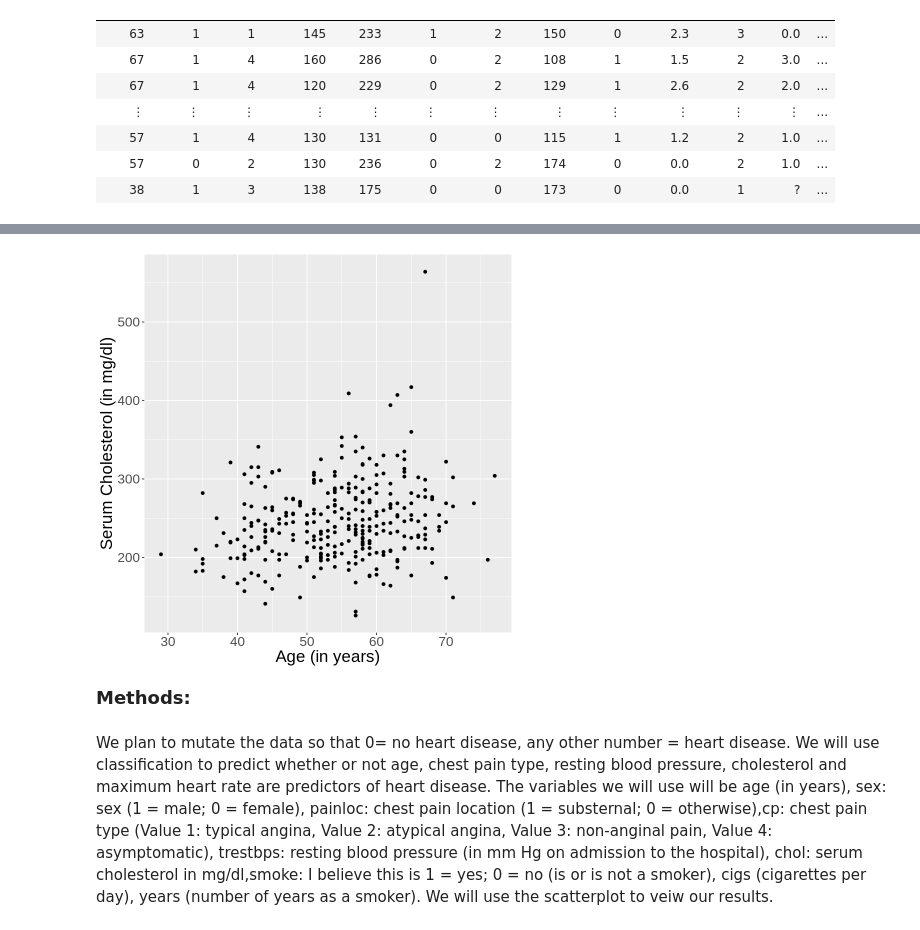
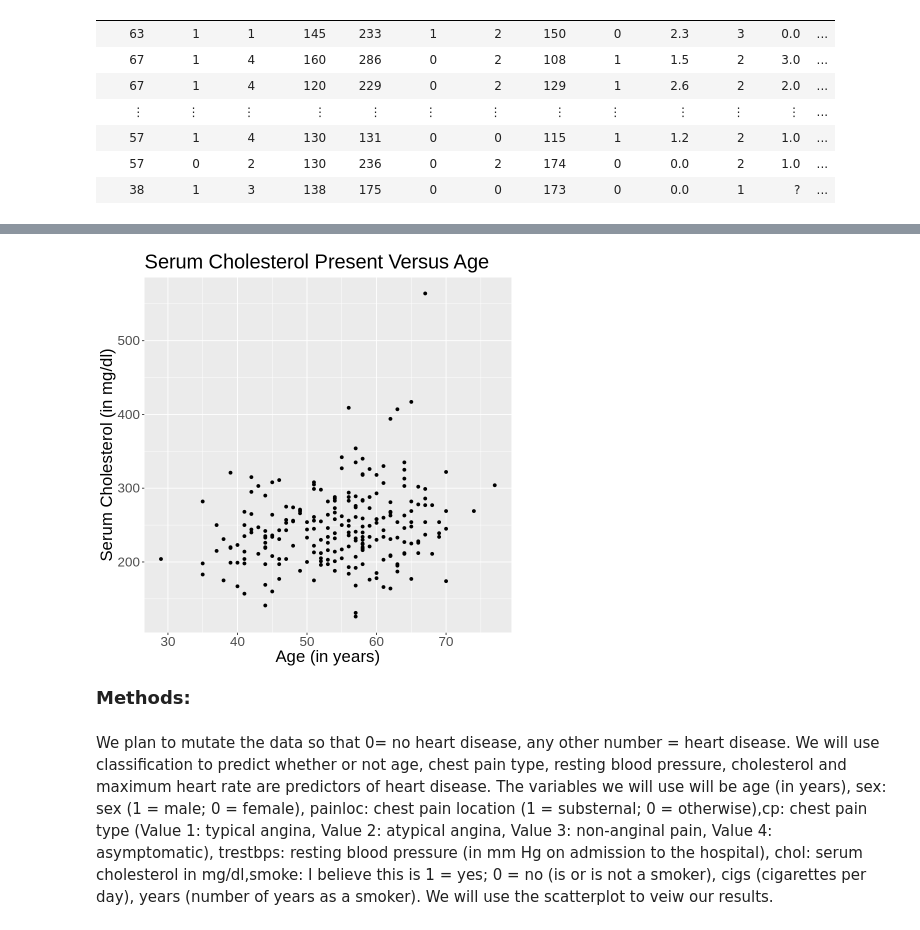
Before and after one commit to MilkyTeaxx/Final_project, a Jupyter notebook: Final_proj.ipynb, the cells around one changed output, grey strips where cells are left out. Saved outputs shown, nothing was run; the diff lists cells and outputs as text; code cells hidden in the pictures.

```diff
--- a/Final_proj.ipynb
+++ b/Final_proj.ipynb
@@ -102,13 +86,14 @@ A tibble: 226 × 15
 # %%
-data_plot<- data_mutated|>
+data_plot<- data_training|>
     ggplot(aes(x = age, y = chol))+
         geom_point() +
         xlab("Age (in years)") +
         ylab("Serum Cholesterol (in mg/dl)")+
-        theme(text = element_text(size=20))
+        theme(text = element_text(size=20))+
+ggtitle("Serum Cholesterol Present Versus Age")
 data_plot
 # %% [output]
-[figure, old version]
+[figure, new version]
 # %% [markdown]
 <font size="4">**Methods:**</font>
 <br>
```
Also changed, not shown: parts of 3 cells of this notebook.
